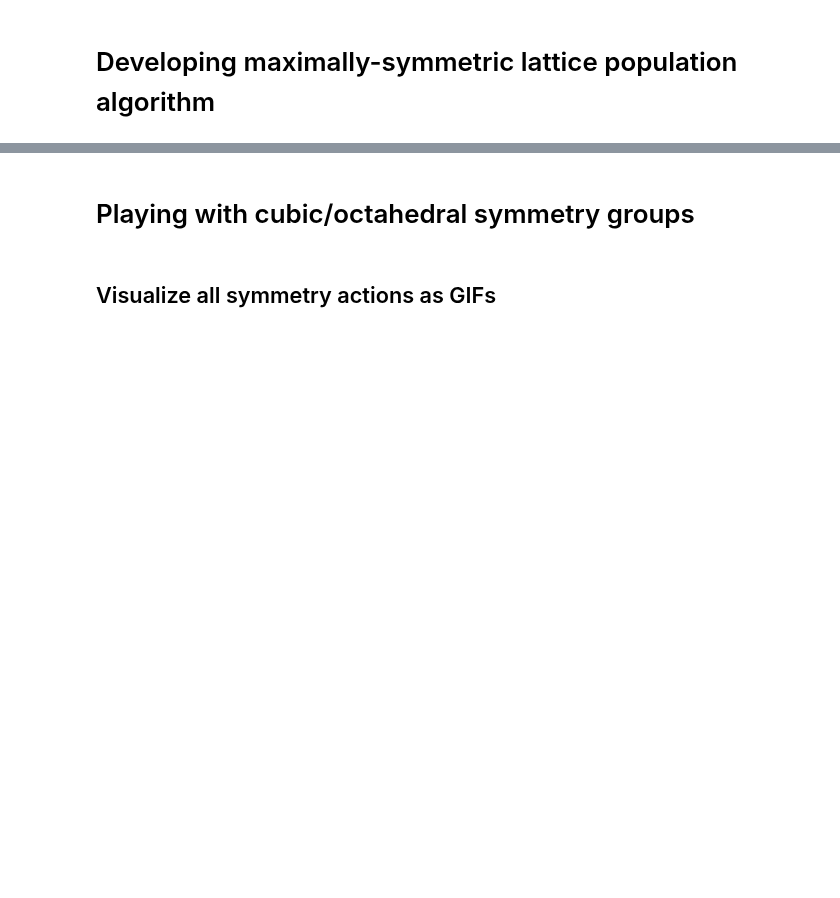
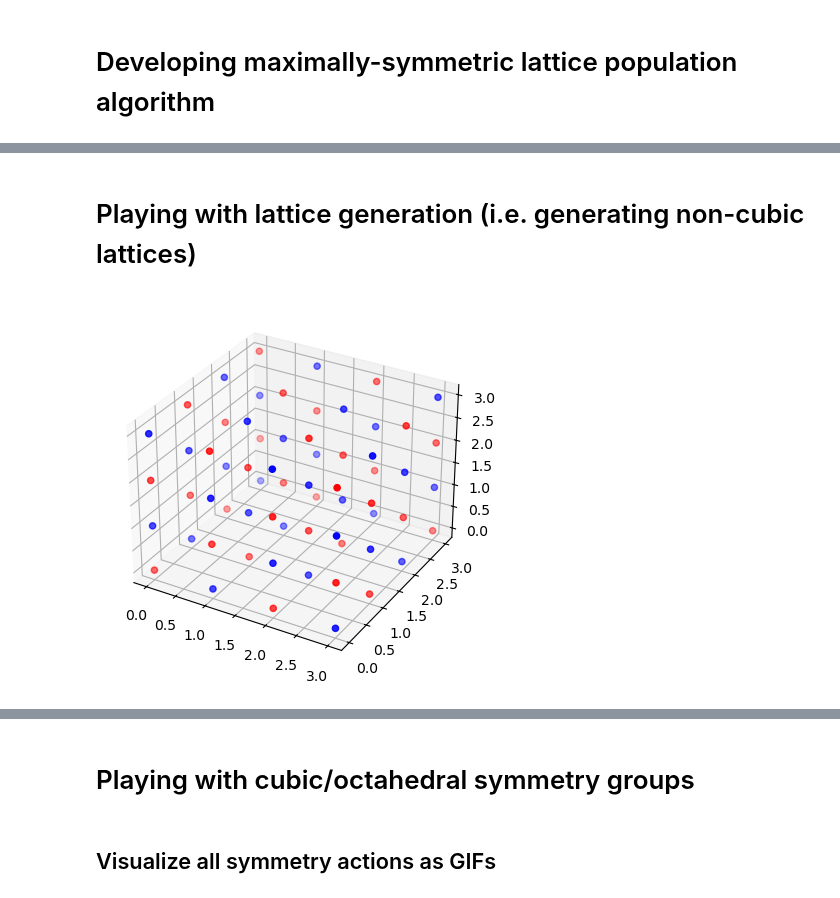
Before and after one commit to timbernat/NREL_polymers, a Jupyter notebook: coordgen.ipynb, the cells around one changed output, grey strips where cells are left out. Cells and saved outputs as stored; diff of their text form; code cells hidden in the pictures; blank space fills up the shorter version.

Commit message:
Moved LatticeParameter development to polymerist, begun systematizing lattice coloring (minimum neighbor partition)

```diff
--- a/coordgen.ipynb
+++ b/coordgen.ipynb
@@ -342,3 +48,5 @@ display(rdmol)
 conf = rdmol.GetConformer(0)
 pos  = conf.GetPositions()
 pos
+# %% [markdown]
+# Playing with lattice generation (i.e. generating non-cubic lattices)
@@ -344,0 +91,35 @@ pos
+# %%
+import numpy as np
+from polymerist.maths import lattices
+from polymerist.maths.linearalg.decomposition import inv_left, inv_right
+
+d = 4
+latt = lattices.generate_int_lattice(d, d, d)
+# order = lex_order_coords(latt)
+order = np.lexsort(latt.T)
+# latt = latt[order]
+
+nest = latt.reshape(d, d, d, 3)
+latt2 = nest.reshape(-1, nest.shape[-1])
+# %%
+odd_indices = np.mod(latt.sum(axis=1), 2).astype(bool)
+even_indices = ~odd_indices
+
+odd = latt[odd_indices]
+even = latt[even_indices]
+
+odd_layers = np.split(odd, d)
+even_layers = np.split(even, d)
+# %%
+%matplotlib inline
+import matplotlib.pyplot as plt
+# %matplotlib notebook
+
+fig = plt.figure()
+ax = fig.add_subplot(projection='3d')
+ax.scatter( *odd.T, color='b')
+ax.scatter(*even.T, color='r')
+plt.ion()
+plt.show(block=True)
+# %% [output]
+[figure, added]
```
Also changed, not shown: parts of 33 cells of this notebook.
